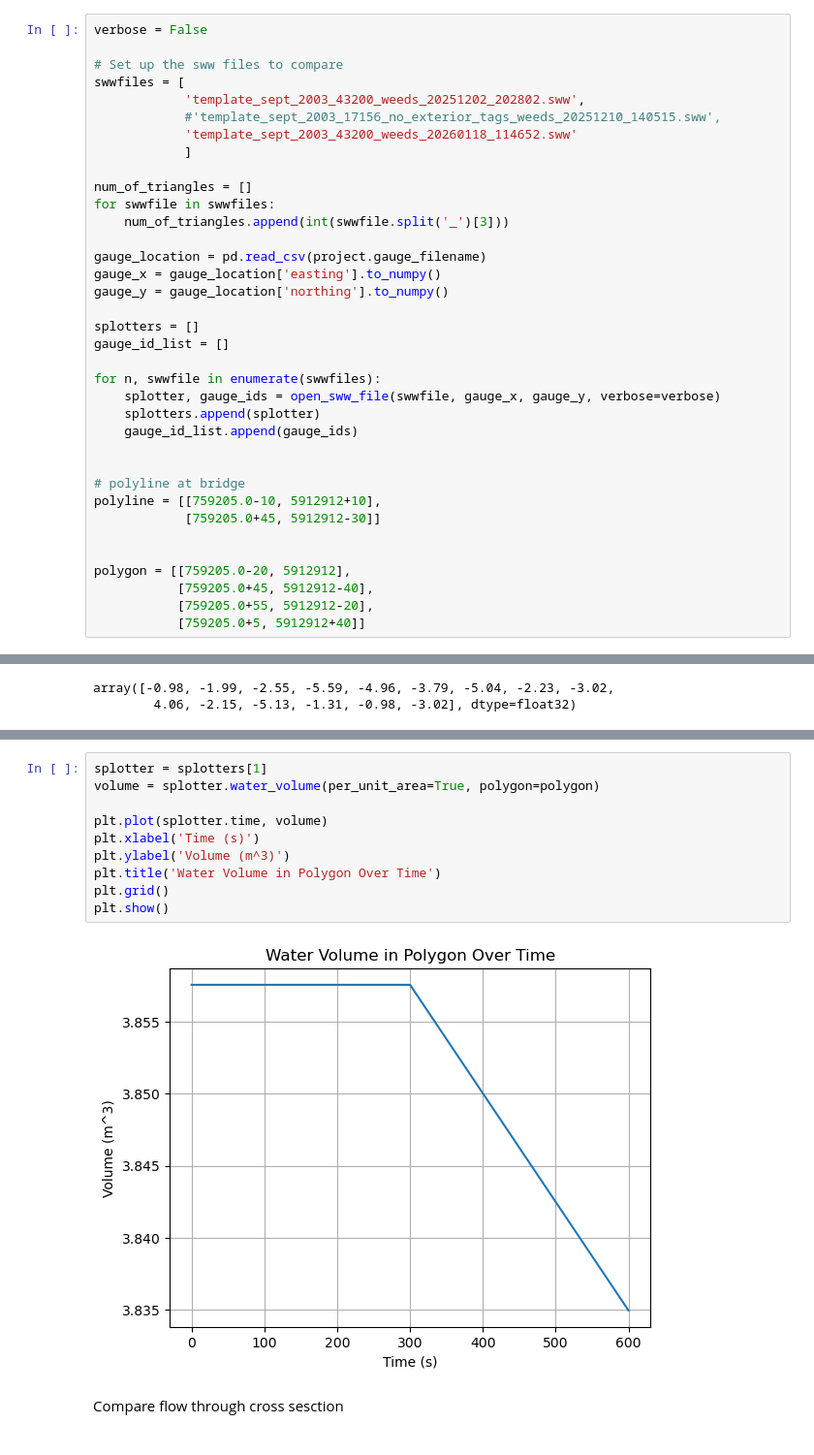
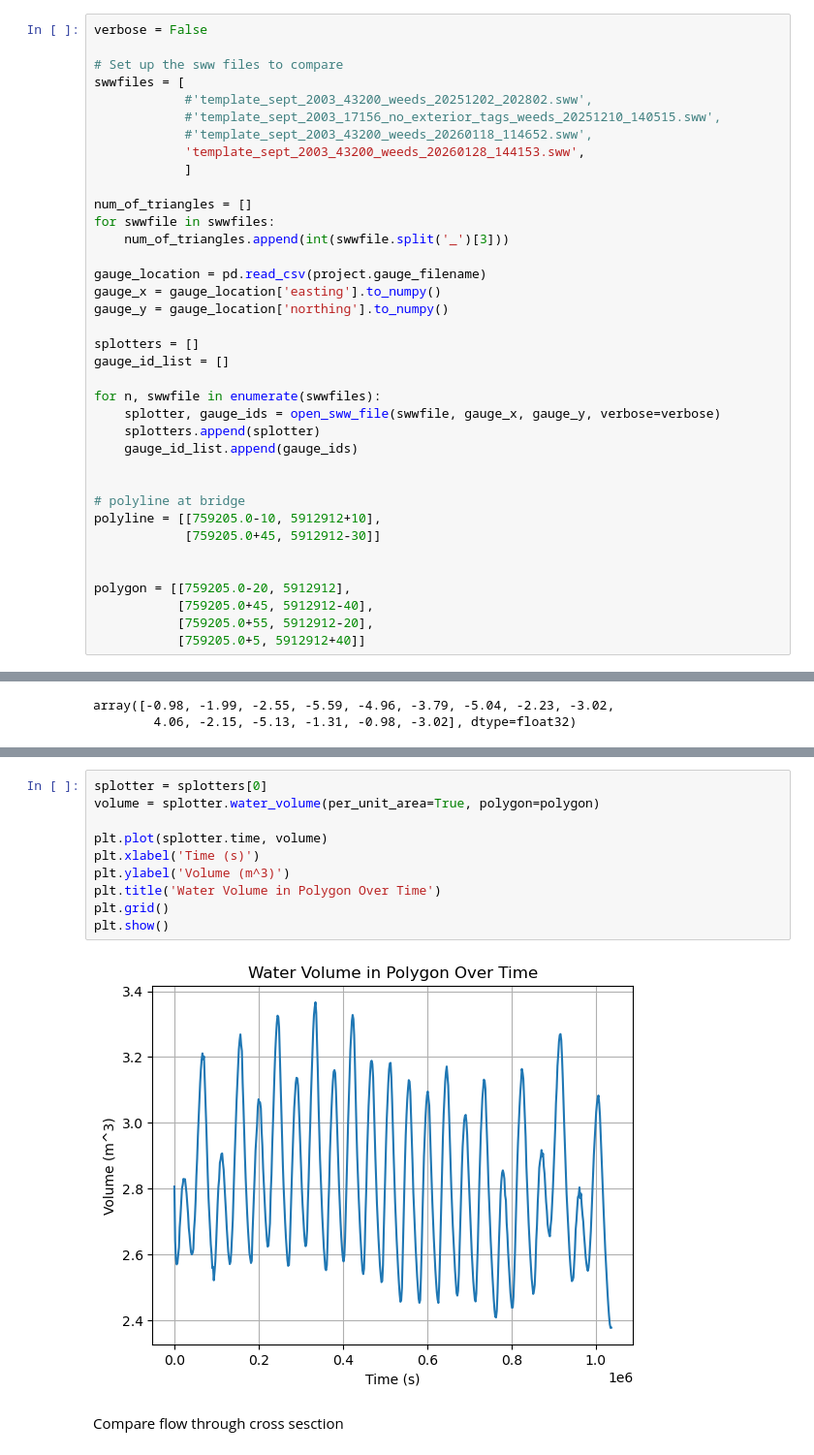
Before and after one commit to stoiver/merimbula, a Jupyter notebook: simulations/template/nb_compare_gauge_data.ipynb, the cells around one changed output, grey strips where cells are left out. Shown at 97% size. Saved outputs shown, nothing was run; the diff lists cells and outputs as text.

```diff
--- a/simulations/template/nb_compare_gauge_data.ipynb
+++ b/simulations/template/nb_compare_gauge_data.ipynb
@@ -90,9 +72,10 @@ verbose = False
 
 # Set up the sww files to compare
 swwfiles = [
-            'template_sept_2003_43200_weeds_20251202_202802.sww',
+            #'template_sept_2003_43200_weeds_20251202_202802.sww',
             #'template_sept_2003_17156_no_exterior_tags_weeds_20251210_140515.sww',
-            'template_sept_2003_43200_weeds_20260118_114652.sww'
+            #'template_sept_2003_43200_weeds_20260118_114652.sww',
+            'template_sept_2003_43200_weeds_20260128_144153.sww',
             ]
 
 num_of_triangles = []
@@ -191,15 +173,15 @@ Text(0.5, 1.0, 'Elevation and Mesh at t=0.0s')
 # %%
-splotter = splotters[1]
+splotter = splotters[0]
 volume = splotter.water_volume(per_unit_area=True, polygon=polygon)
 
 plt.plot(splotter.time, volume)
 plt.xlabel('Time (s)')
 plt.ylabel('Volume (m^3)')
 plt.title('Water Volume in Polygon Over Time')
 plt.grid()
 plt.show()
 # %% [output]
-[figure, old version]
+[figure, new version]
 # %% [markdown]
 Compare flow through cross sesction
 # %%
```
Also changed, not shown: parts of 7 cells of this notebook.
